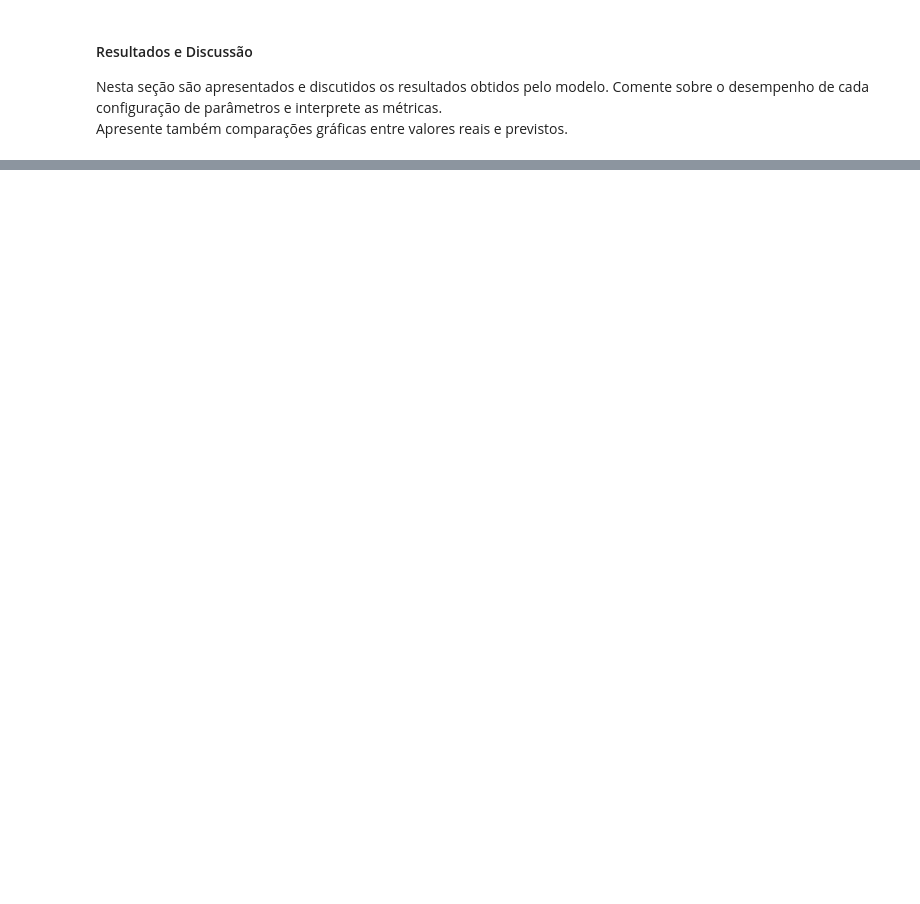
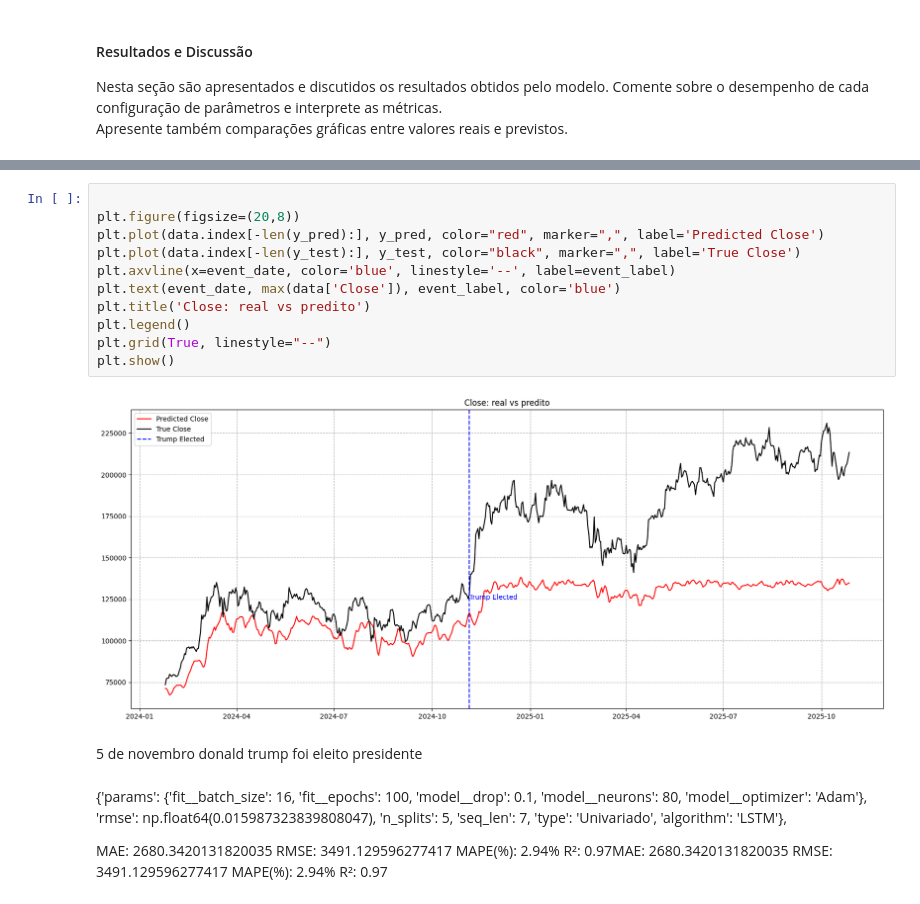
Before and after one commit to gusdiaso/crypto_predict, a Jupyter notebook: notebooks/03_lstm_univariate.ipynb, the cells around one changed output, grey strips where cells are left out. Drawn from its saved outputs; the diff is of its cells as text; blank space fills up the shorter version.

```diff
--- a/notebooks/03_lstm_univariate.ipynb
+++ b/notebooks/03_lstm_univariate.ipynb
@@ -384,0 +522,35 @@ plt.show()
+# %%
+
+plt.figure(figsize=(20,8))
+plt.plot(data.index[-len(y_pred):], y_pred, color="red", marker=",", label='Predicted Close')
+plt.plot(data.index[-len(y_test):], y_test, color="black", marker=",", label='True Close')
+plt.axvline(x=event_date, color='blue', linestyle='--', label=event_label)
+plt.text(event_date, max(data['Close']), event_label, color='blue')
+plt.title('Close: real vs predito')
+plt.legend()
+plt.grid(True, linestyle="--")
+plt.show()
+# %% [output]
+[figure, added]
+# %% [markdown]
+5 de novembro donald trump foi eleito presidente
+# %% [markdown]
+{'params': {'fit__batch_size': 16,
+   'fit__epochs': 100,
+   'model__drop': 0.1,
+   'model__neurons': 80,
+   'model__optimizer': 'Adam'},
+  'rmse': np.float64(0.015987323839808047),
+  'n_splits': 5,
+  'seq_len': 7,
+  'type': 'Univariado',
+  'algorithm': 'LSTM'},
+
+
+  MAE: 2680.3420131820035
+RMSE: 3491.129596277417
+MAPE(%): 2.94%
+R²: 0.97MAE: 2680.3420131820035
+RMSE: 3491.129596277417
+MAPE(%): 2.94%
+R²: 0.97
```
Also changed, not shown: parts of 28 cells of this notebook, 4 other files.
